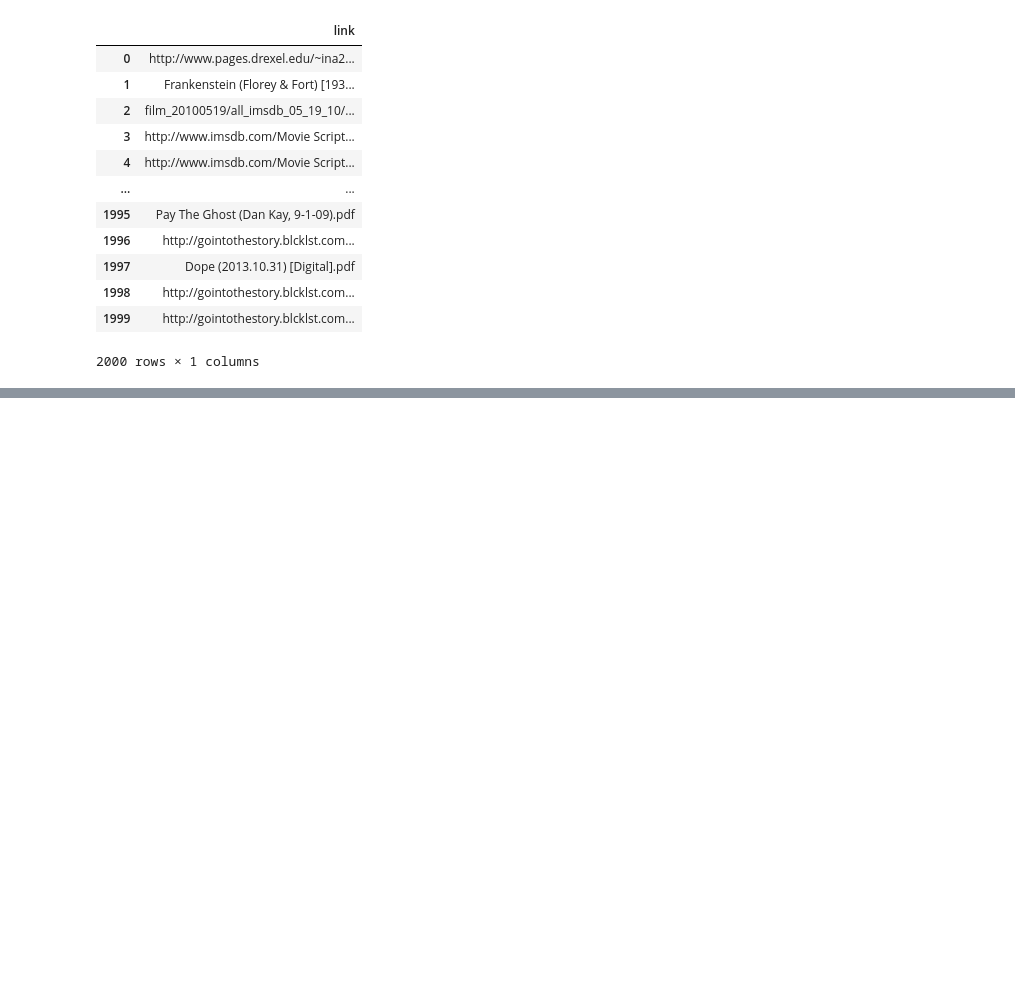
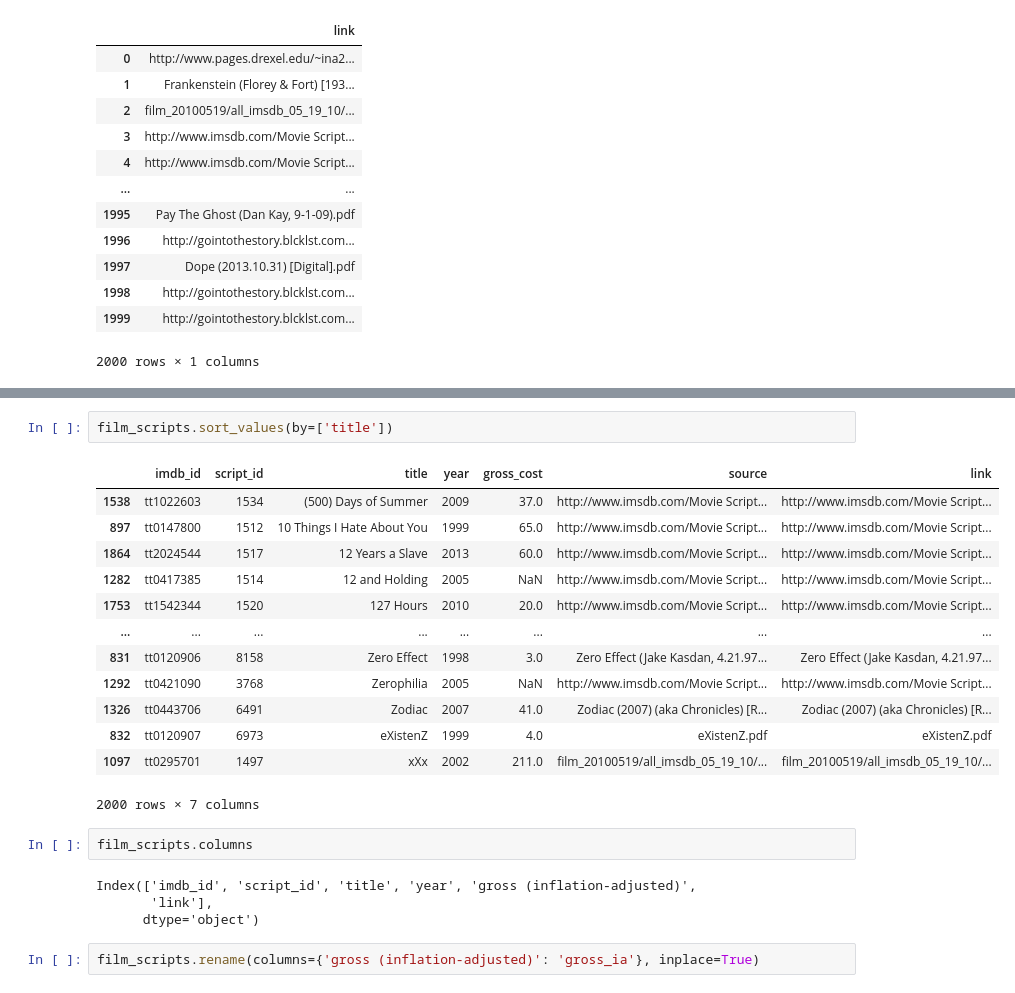
Before and after one commit to ZoeLeBlanc/IntroToDH2020, a Jupyter notebook: week7/Introduction to Pandas.ipynb, the cells around one changed output, grey strips where cells are left out. Cells and saved outputs as stored; diff of their text form; blank space fills up the shorter version.

```diff
--- a/week7/Introduction to Pandas.ipynb
+++ b/week7/Introduction to Pandas.ipynb
@@ -119,0 +215,24 @@ pandas.core.frame.DataFrame
+# %%
+film_scripts.sort_values(by=['title'])
+# %% [output]
+|  | imdb_id | script_id | title | year | gross_cost | source | link |
+| 1538 | tt1022603 | 1534 | (500) Days of Summer | 2009 | 37.0 | http://www.imsdb.com/Movie Script... | http://www.imsdb.com/Movie Script... |
+| 897 | tt0147800 | 1512 | 10 Things I Hate About You | 1999 | 65.0 | http://www.imsdb.com/Movie Script... | http://www.imsdb.com/Movie Script... |
+| 1864 | tt2024544 | 1517 | 12 Years a Slave | 2013 | 60.0 | http://www.imsdb.com/Movie Script... | http://www.imsdb.com/Movie Script... |
+| 1282 | tt0417385 | 1514 | 12 and Holding | 2005 | NaN | http://www.imsdb.com/Movie Script... | http://www.imsdb.com/Movie Script... |
+| 1753 | tt1542344 | 1520 | 127 Hours | 2010 | 20.0 | http://www.imsdb.com/Movie Script... | http://www.imsdb.com/Movie Script... |
+| ... | ... | ... | ... | ... | ... | ... | ... |
+| 831 | tt0120906 | 8158 | Zero Effect | 1998 | 3.0 | Zero Effect (Jake Kasdan, 4.21.97... | Zero Effect (Jake Kasdan, 4.21.97... |
+| 1292 | tt0421090 | 3768 | Zerophilia | 2005 | NaN | http://www.imsdb.com/Movie Script... | http://www.imsdb.com/Movie Script... |
+| 1326 | tt0443706 | 6491 | Zodiac | 2007 | 41.0 | Zodiac (2007) (aka Chronicles) [R... | Zodiac (2007) (aka Chronicles) [R... |
+| 832 | tt0120907 | 6973 | eXistenZ | 1999 | 4.0 | eXistenZ.pdf | eXistenZ.pdf |
+| 1097 | tt0295701 | 1497 | xXx | 2002 | 211.0 | film_20100519/all_imsdb_05_19_10/... | film_20100519/all_imsdb_05_19_10/... |
+2000 rows × 7 columns
+# %%
+film_scripts.columns
+# %% [output]
+Index(['imdb_id', 'script_id', 'title', 'year', 'gross (inflation-adjusted)',
+       'link'],
+      dtype='object')
+# %%
+film_scripts.rename(columns={'gross (inflation-adjusted)': 'gross_ia'}, inplace=True)
```
Also changed, not shown: parts of 22 cells of this notebook, 6 other files.
